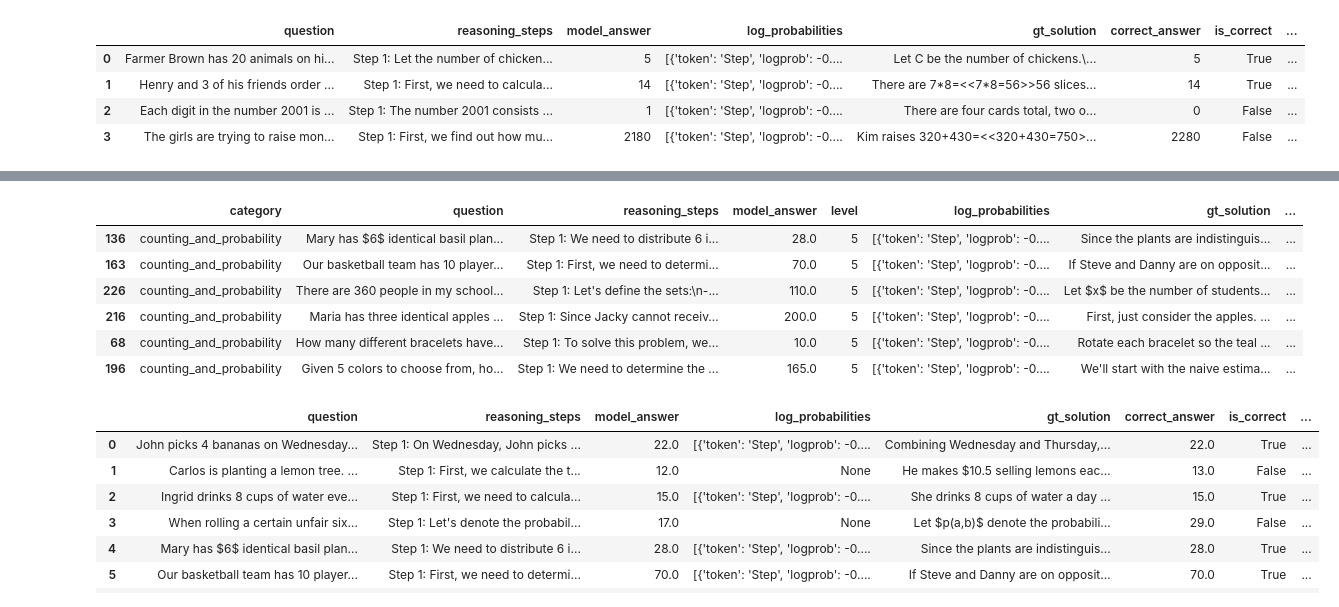
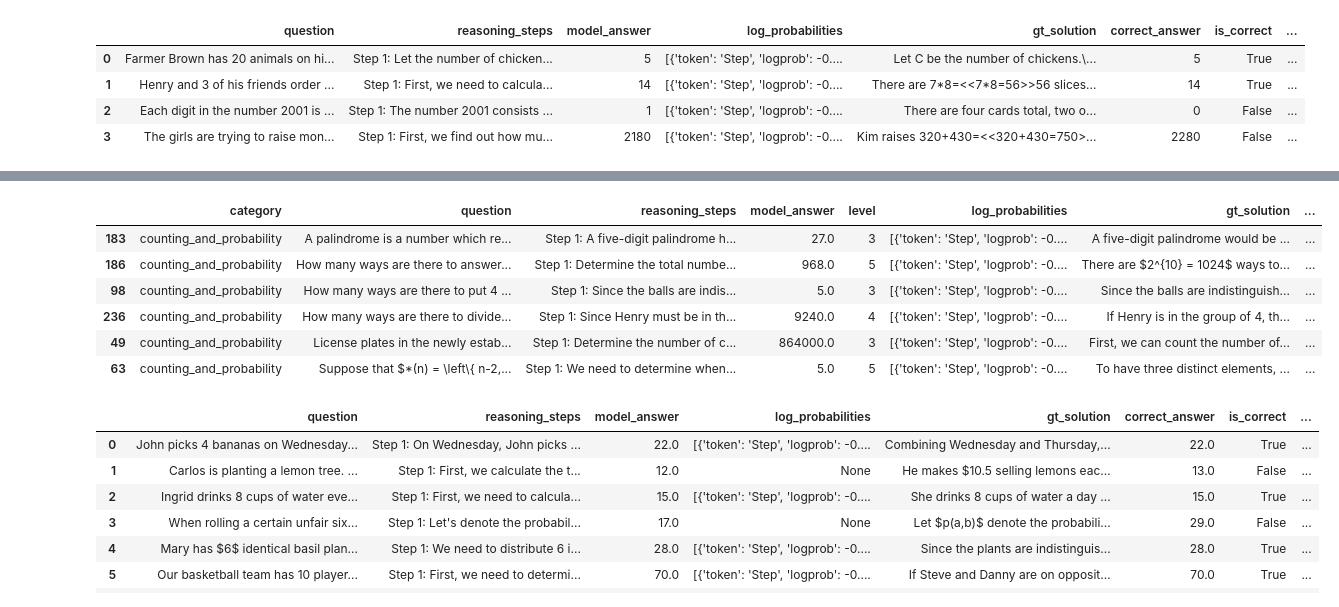
Before and after one commit to zixianma/interactive-chains, a Jupyter notebook: data/select_data.ipynb, the cells around one changed output, grey strips where cells are left out. Cells and saved outputs as stored; diff of their text form; code cells hidden in the pictures.

```diff
--- a/data/select_data.ipynb
+++ b/data/select_data.ipynb
@@ -381,21 +381,21 @@ math_questions
 # %%
 math = pd.read_json("MATH_test_questions_with_logprob.jsonl", lines=True)
 
-math_correct = math[(math["is_correct"] == True) & (math["level"] == 5.0) & (math["category"] == "counting_and_probability")]
+math_correct = math[(math["is_correct"] == True) & (math["level"] >= 3.0) & (math["category"] == "counting_and_probability")]
 
 
-sampled_math_correct = math_correct.sample(n=6, random_state=42)
+sampled_math_correct = math_correct.sample(n=6, random_state=30)
 sampled_math_correct["dataset"] = "math"
 
 sampled_math_correct
 # %% [output]
 |  | category | question | reasoning_steps | model_answer | level | log_probabilities | gt_solution | ... |
-| 136 | counting_and_probability | Mary has $6$ identical basil plan... | Step 1: We need to distribute 6 i... | 28.0 | 5 | [{'token': 'Step', 'logprob': -0.... | Since the plants are indistinguis... | ... |
-| 163 | counting_and_probability | Our basketball team has 10 player... | Step 1: First, we need to determi... | 70.0 | 5 | [{'token': 'Step', 'logprob': -0.... | If Steve and Danny are on opposit... | ... |
-| 226 | counting_and_probability | There are 360 people in my school... | Step 1: Let's define the sets:\n-... | 110.0 | 5 | [{'token': 'Step', 'logprob': -0.... | Let $x$ be the number of students... | ... |
-| 216 | counting_and_probability | Maria has three identical apples ... | Step 1: Since Jacky cannot receiv... | 200.0 | 5 | [{'token': 'Step', 'logprob': -0.... | First, just consider the apples. ... | ... |
-| 68 | counting_and_probability | How many different bracelets have... | Step 1: To solve this problem, we... | 10.0 | 5 | [{'token': 'Step', 'logprob': -0.... | Rotate each bracelet so the teal ... | ... |
-| 196 | counting_and_probability | Given 5 colors to choose from, ho... | Step 1: We need to determine the ... | 165.0 | 5 | [{'token': 'Step', 'logprob': -0.... | We'll start with the naive estima... | ... |
+| 183 | counting_and_probability | A palindrome is a number which re... | Step 1: A five-digit palindrome h... | 27.0 | 3 | [{'token': 'Step', 'logprob': -0.... | A five-digit palindrome would be ... | ... |
+| 186 | counting_and_probability | How many ways are there to answer... | Step 1: Determine the total numbe... | 968.0 | 5 | [{'token': 'Step', 'logprob': -0.... | There are $2^{10} = 1024$ ways to... | ... |
+| 98 | counting_and_probability | How many ways are there to put 4 ... | Step 1: Since the balls are indis... | 5.0 | 3 | [{'token': 'Step', 'logprob': -0.... | Since the balls are indistinguish... | ... |
+| 236 | counting_and_probability | How many ways are there to divide... | Step 1: Since Henry must be in th... | 9240.0 | 4 | [{'token': 'Step', 'logprob': -0.... | If Henry is in the group of 4, th... | ... |
+| 49 | counting_and_probability | License plates in the newly estab... | Step 1: Determine the number of c... | 864000.0 | 3 | [{'token': 'Step', 'logprob': -0.... | First, we can count the number of... | ... |
+| 63 | counting_and_probability | Suppose that $*(n) = \left\{ n-2,... | Step 1: We need to determine when... | 5.0 | 5 | [{'token': 'Step', 'logprob': -0.... | To have three distinct elements, ... | ... |
 # %%
 
 
```
Also changed, not shown: parts of 2 cells of this notebook, 2 other files.
